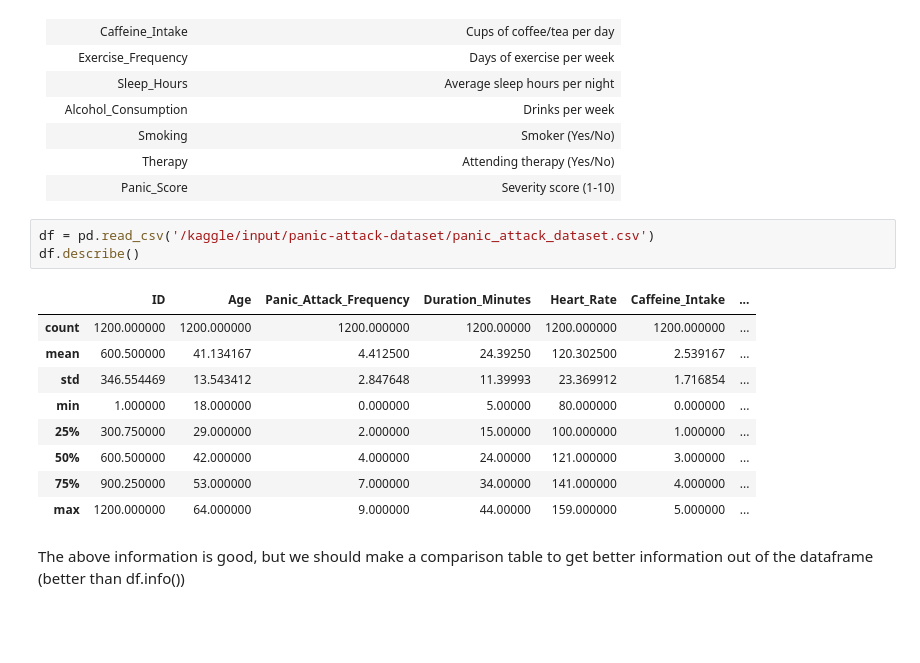
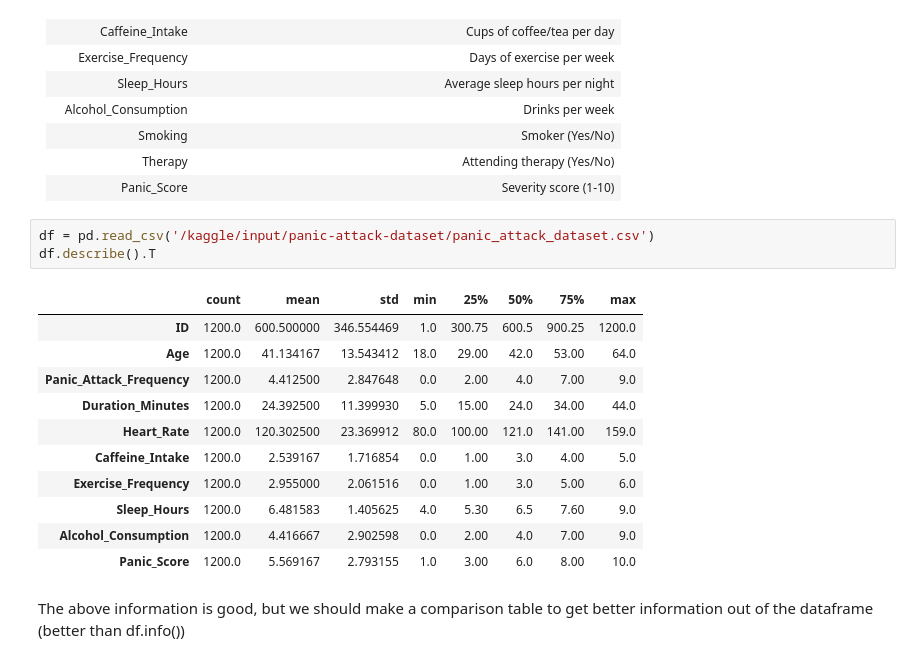
Before and after one commit to bcvilnrotter/kaggle-repos, a Jupyter notebook: panic-attack-dataset.ipynb, the cells around one changed output. Saved outputs shown, nothing was run; the diff lists cells and outputs as text; blank space fills up the shorter version.

```diff
--- a/panic-attack-dataset.ipynb
+++ b/panic-attack-dataset.ipynb
@@ -66,17 +69,19 @@ np.random.seed(42)
 |Panic_Score | Severity score (1-10)
 # %%
 df = pd.read_csv('/kaggle/input/panic-attack-dataset/panic_attack_dataset.csv')
-df.describe()
+df.describe().T
 # %% [output]
-|  | ID | Age | Panic_Attack_Frequency | Duration_Minutes | Heart_Rate | Caffeine_Intake | ... |
-| count | 1200.000000 | 1200.000000 | 1200.000000 | 1200.00000 | 1200.000000 | 1200.000000 | ... |
-| mean | 600.500000 | 41.134167 | 4.412500 | 24.39250 | 120.302500 | 2.539167 | ... |
-| std | 346.554469 | 13.543412 | 2.847648 | 11.39993 | 23.369912 | 1.716854 | ... |
-| min | 1.000000 | 18.000000 | 0.000000 | 5.00000 | 80.000000 | 0.000000 | ... |
-| 25% | 300.750000 | 29.000000 | 2.000000 | 15.00000 | 100.000000 | 1.000000 | ... |
-| 50% | 600.500000 | 42.000000 | 4.000000 | 24.00000 | 121.000000 | 3.000000 | ... |
-| 75% | 900.250000 | 53.000000 | 7.000000 | 34.00000 | 141.000000 | 4.000000 | ... |
-| max | 1200.000000 | 64.000000 | 9.000000 | 44.00000 | 159.000000 | 5.000000 | ... |
+|  | count | mean | std | min | 25% | 50% | 75% | max |
+| ID | 1200.0 | 600.500000 | 346.554469 | 1.0 | 300.75 | 600.5 | 900.25 | 1200.0 |
+| Age | 1200.0 | 41.134167 | 13.543412 | 18.0 | 29.00 | 42.0 | 53.00 | 64.0 |
+| Panic_Attack_Frequency | 1200.0 | 4.412500 | 2.847648 | 0.0 | 2.00 | 4.0 | 7.00 | 9.0 |
+| Duration_Minutes | 1200.0 | 24.392500 | 11.399930 | 5.0 | 15.00 | 24.0 | 34.00 | 44.0 |
+| Heart_Rate | 1200.0 | 120.302500 | 23.369912 | 80.0 | 100.00 | 121.0 | 141.00 | 159.0 |
+| Caffeine_Intake | 1200.0 | 2.539167 | 1.716854 | 0.0 | 1.00 | 3.0 | 4.00 | 5.0 |
+| Exercise_Frequency | 1200.0 | 2.955000 | 2.061516 | 0.0 | 1.00 | 3.0 | 5.00 | 6.0 |
+| Sleep_Hours | 1200.0 | 6.481583 | 1.405625 | 4.0 | 5.30 | 6.5 | 7.60 | 9.0 |
+| Alcohol_Consumption | 1200.0 | 4.416667 | 2.902598 | 0.0 | 2.00 | 4.0 | 7.00 | 9.0 |
+| Panic_Score | 1200.0 | 5.569167 | 2.793155 | 1.0 | 3.00 | 6.0 | 8.00 | 10.0 |
 # %% [markdown]
 The above information is good, but we should make a comparison table to get better information out of the dataframe (better than df.info())
 # %%
```
Also changed, not shown: parts of 16 cells of this notebook.
